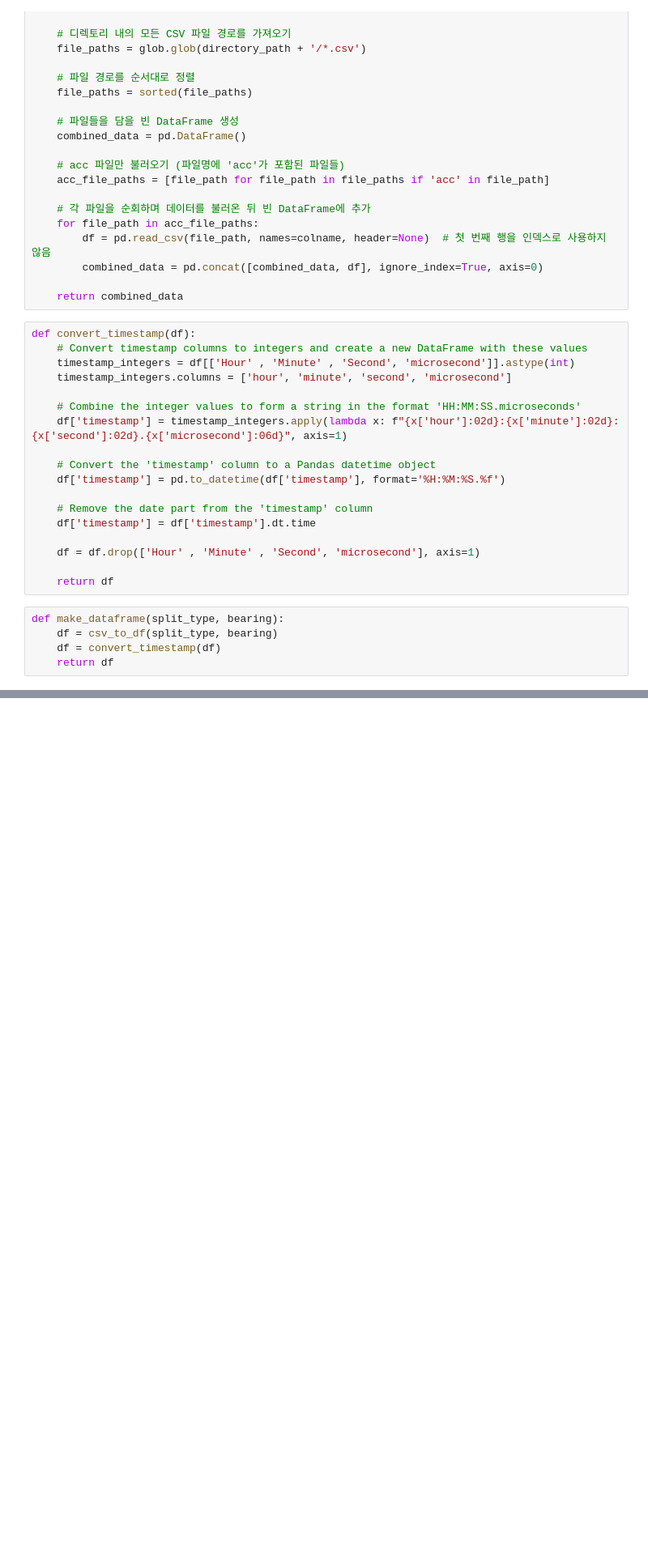
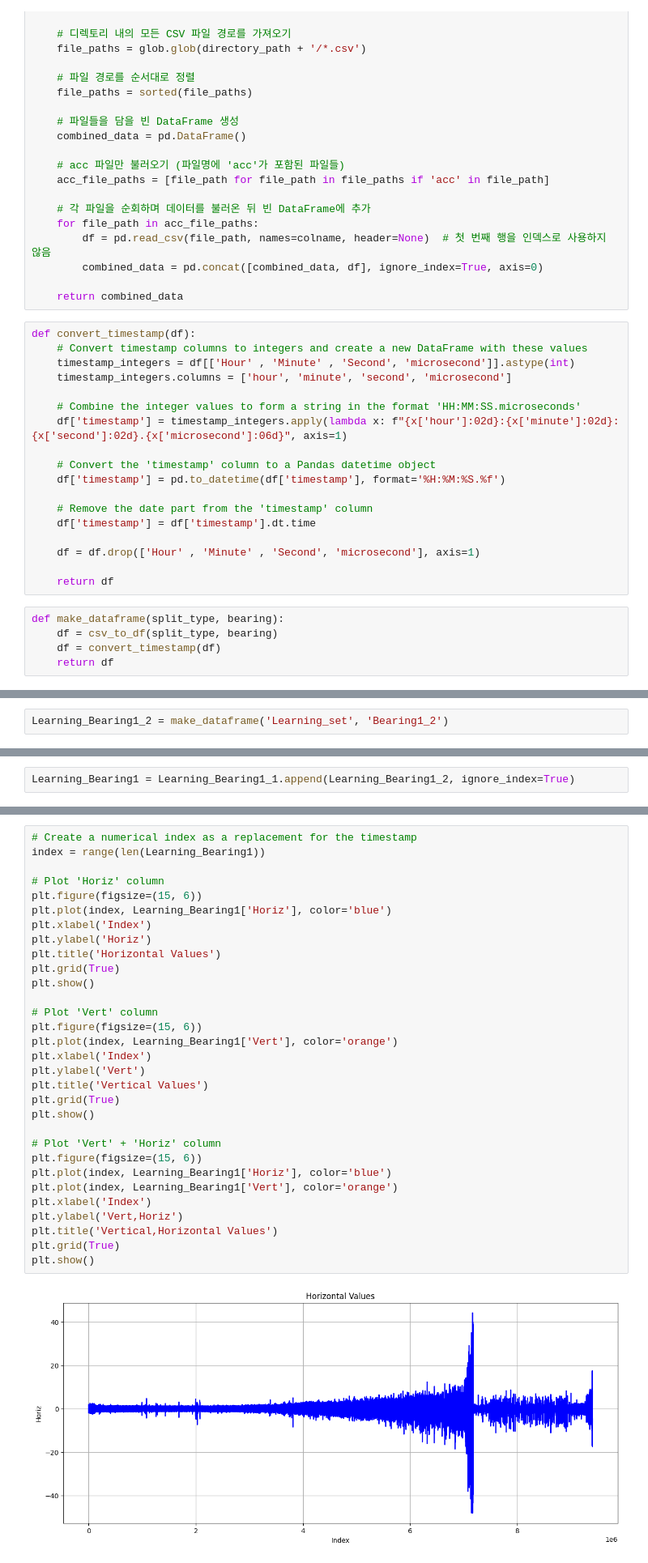
Before and after one commit to Cksdud123/colab, a Jupyter notebook: VGG19.ipynb, the cells around one changed output, grey strips where cells are left out. Shown: that part at 81% size. Cells and saved outputs as stored; diff of their text form; blank space fills up the shorter version.

```diff
--- a/VGG19.ipynb
+++ b/VGG19.ipynb
@@ -93 +102,3 @@ def make_dataframe(split_type, bearing):
+# %%
+Learning_Bearing1_2 = make_dataframe('Learning_set', 'Bearing1_2')
 # %%
@@ -128,0 +156,2 @@ plt.show()
+# %%
+Learning_Bearing1 = Learning_Bearing1_1.append(Learning_Bearing1_2, ignore_index=True)
@@ -128,0 +174,33 @@ plt.show()
+# %%
+# Create a numerical index as a replacement for the timestamp
+index = range(len(Learning_Bearing1))
+
+# Plot 'Horiz' column
+plt.figure(figsize=(15, 6))
+plt.plot(index, Learning_Bearing1['Horiz'], color='blue')
+plt.xlabel('Index')
+plt.ylabel('Horiz')
+plt.title('Horizontal Values')
+plt.grid(True)
+plt.show()
+
+# Plot 'Vert' column
+plt.figure(figsize=(15, 6))
+plt.plot(index, Learning_Bearing1['Vert'], color='orange')
+plt.xlabel('Index')
+plt.ylabel('Vert')
+plt.title('Vertical Values')
+plt.grid(True)
+plt.show()
+
+# Plot 'Vert' + 'Horiz' column
+plt.figure(figsize=(15, 6))
+plt.plot(index, Learning_Bearing1['Horiz'], color='blue')
+plt.plot(index, Learning_Bearing1['Vert'], color='orange')
+plt.xlabel('Index')
+plt.ylabel('Vert,Horiz')
+plt.title('Vertical,Horizontal Values')
+plt.grid(True)
+plt.show()
+# %% [output]
+[figure, added]
```
Also changed, not shown: parts of 11 cells of this notebook.
